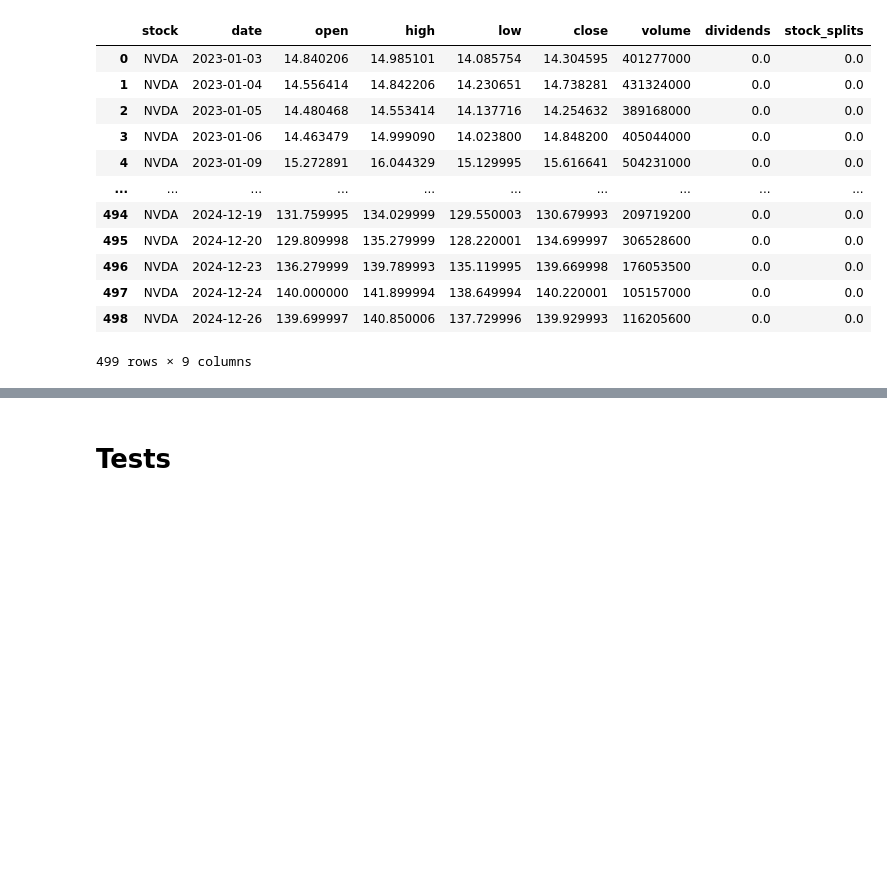
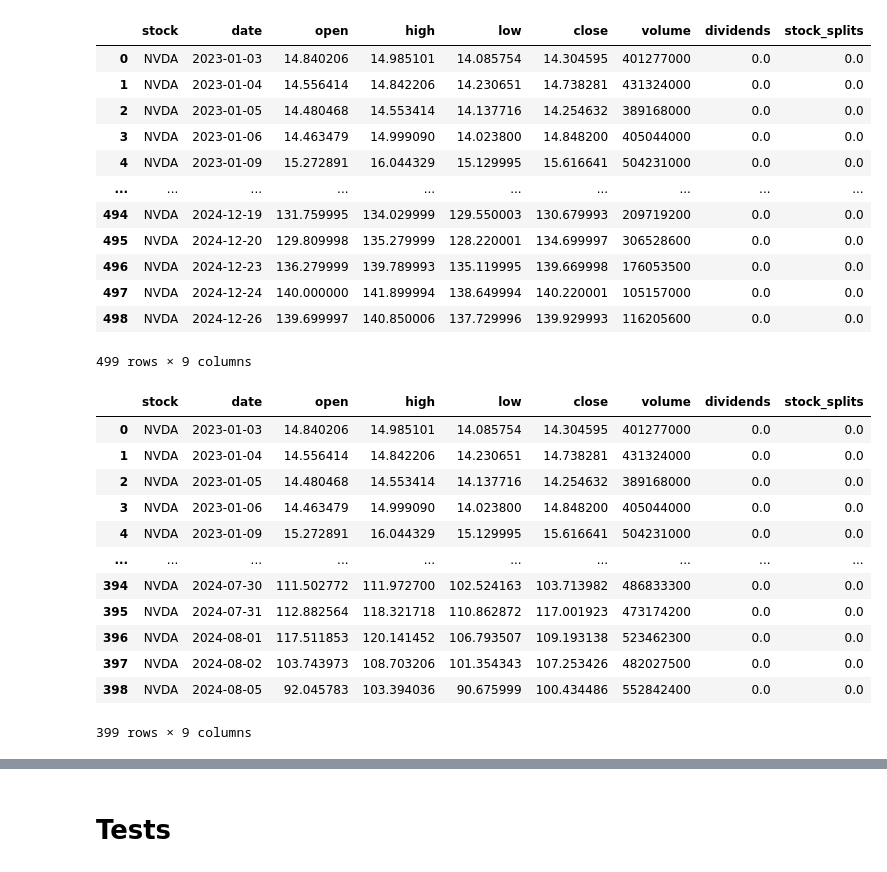
Before and after one commit to kakubicki/stock-forecast, a Jupyter notebook: stock_forecast.ipynb, the cells around one changed output, grey strips where cells are left out. Saved outputs shown, nothing was run; the diff lists cells and outputs as text; code cells hidden in the pictures; blank space fills up the shorter version.

Commit message:
split and normalization min-max done

```diff
--- a/stock_forecast.ipynb
+++ b/stock_forecast.ipynb
@@ -171,3 +173,57 @@ df_test
 | 497 | NVDA | 2024-12-24 | 140.000000 | 141.899994 | 138.649994 | 140.220001 | 105157000 | 0.0 | 0.0 |
 | 498 | NVDA | 2024-12-26 | 139.699997 | 140.850006 | 137.729996 | 139.929993 | 116205600 | 0.0 | 0.0 |
 499 rows × 9 columns
+# %%
+def split_data(data, train_ratio=0.8):
+    """
+    Split data into training and validation sets using train_test_split.
+
+    Parameters:
+        data (DataFrame): The stock data.
+        train_ratio (float): The proportion of data to use for training.
+    """
+
+    train_data, validation_data = train_test_split(data, train_size=train_ratio, shuffle=False)
+    return train_data, validation_data
+
+
+def normalize_data(train_data, validation_data):
+    """
+    Normalize training and validation sets using MinMaxScaler.
+
+    Parameters:
+        train_data (DataFrame): Training data.
+        validation_data (DataFrame): Validation data.
+    """
+    columns_to_normalize = ['open', 'high', 'low', 'close']
+
+    scaler = MinMaxScaler(feature_range=(0, 1))
+
+    scaler.fit(train_data[columns_to_normalize])
+
+    train_data_normalized = train_data.copy()
+    validation_data_normalized = validation_data.copy()
+
+    train_data_normalized[columns_to_normalize] = scaler.transform(train_data[columns_to_normalize])
+    validation_data_normalized[columns_to_normalize] = scaler.transform(validation_data[columns_to_normalize])
+
+
+    return train_data_normalized, validation_data_normalized, scaler
+# %%
+train_df_test, validation_df_test = split_data(df_test)
+# %%
+train_df_test
+# %% [output]
+|  | stock | date | open | high | low | close | volume | dividends | stock_splits |
+| 0 | NVDA | 2023-01-03 | 14.840206 | 14.985101 | 14.085754 | 14.304595 | 401277000 | 0.0 | 0.0 |
+| 1 | NVDA | 2023-01-04 | 14.556414 | 14.842206 | 14.230651 | 14.738281 | 431324000 | 0.0 | 0.0 |
+| 2 | NVDA | 2023-01-05 | 14.480468 | 14.553414 | 14.137716 | 14.254632 | 389168000 | 0.0 | 0.0 |
+| 3 | NVDA | 2023-01-06 | 14.463479 | 14.999090 | 14.023800 | 14.848200 | 405044000 | 0.0 | 0.0 |
+| 4 | NVDA | 2023-01-09 | 15.272891 | 16.044329 | 15.129995 | 15.616641 | 504231000 | 0.0 | 0.0 |
+| ... | ... | ... | ... | ... | ... | ... | ... | ... | ... |
+| 394 | NVDA | 2024-07-30 | 111.502772 | 111.972700 | 102.524163 | 103.713982 | 486833300 | 0.0 | 0.0 |
+| 395 | NVDA | 2024-07-31 | 112.882564 | 118.321718 | 110.862872 | 117.001923 | 473174200 | 0.0 | 0.0 |
+| 396 | NVDA | 2024-08-01 | 117.511853 | 120.141452 | 106.793507 | 109.193138 | 523462300 | 0.0 | 0.0 |
+| 397 | NVDA | 2024-08-02 | 103.743973 | 108.703206 | 101.354343 | 107.253426 | 482027500 | 0.0 | 0.0 |
+| 398 | NVDA | 2024-08-05 | 92.045783 | 103.394036 | 90.675999 | 100.434486 | 552842400 | 0.0 | 0.0 |
+399 rows × 9 columns
```
Also changed, not shown: parts of 5 cells of this notebook.
